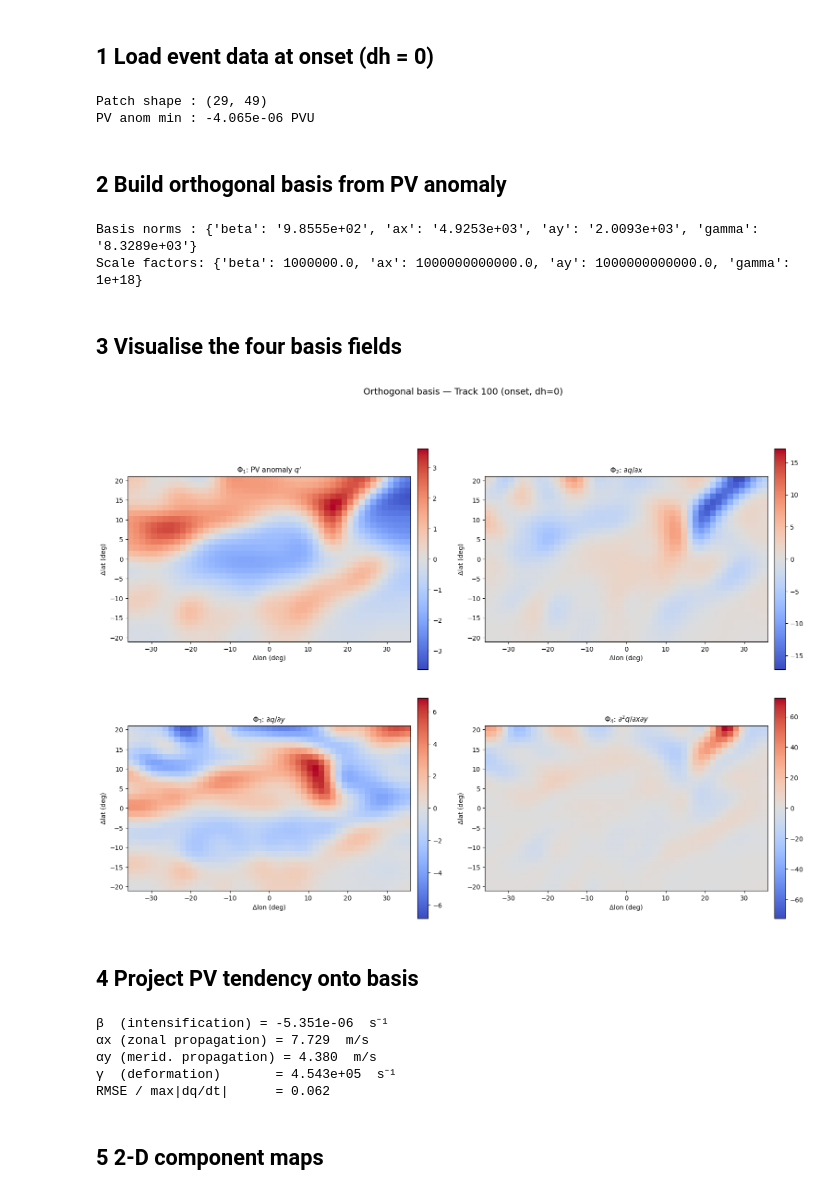
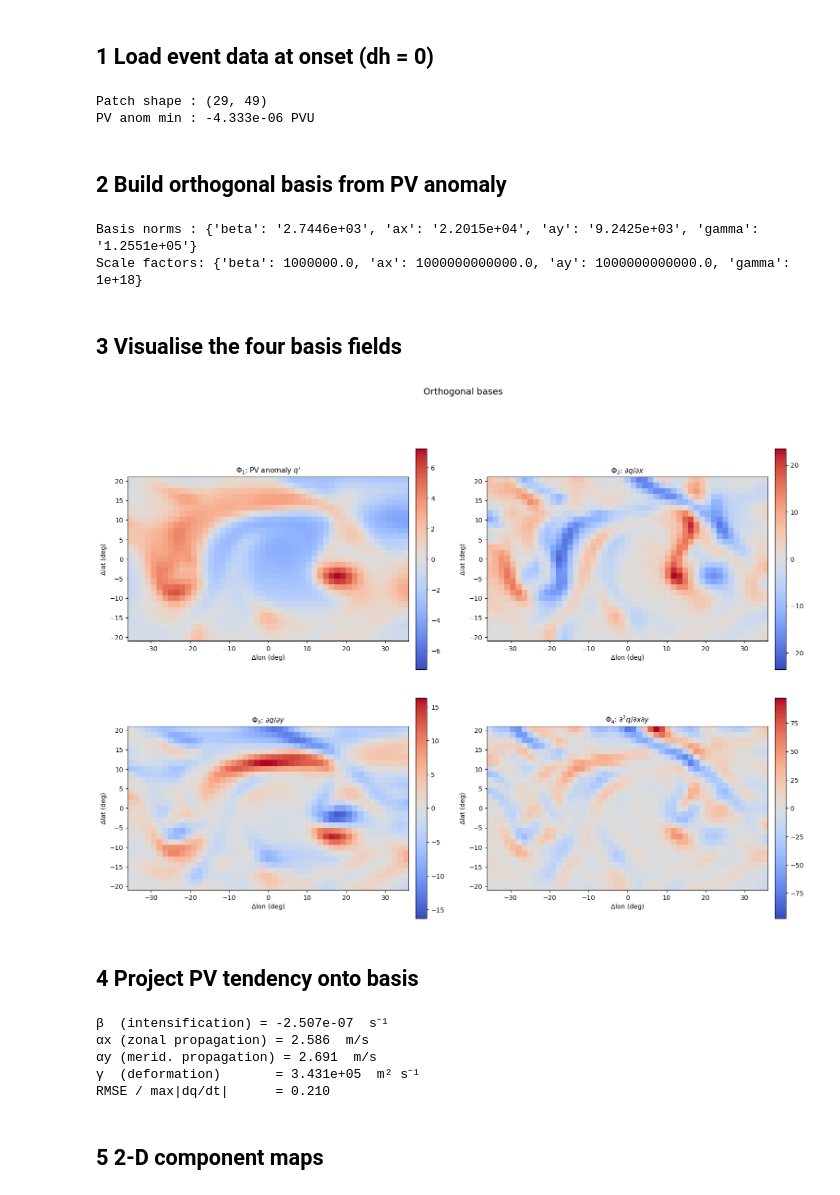
Before and after one commit to yanxingjianken/pvtend, a Jupyter notebook: examples/03_four_basis_projection.ipynb, the cells around one changed output. Cells and saved outputs as stored; diff of their text form; code cells hidden in the pictures.

```diff
--- a/examples/03_four_basis_projection.ipynb
+++ b/examples/03_four_basis_projection.ipynb
@@ -19,9 +19,10 @@ from pvtend.decomposition.basis import PRENORM_PHI1, PRENORM_PHI2, PRENORM_PHI3,
 # %%
 DATA_ROOT = "/net/flood/data2/users/x_yan/tempest_extreme_4_basis/outputs_tmp"
 STAGE = "onset"
-TRACK_GLOB = "track_100_*"   # 1992-08-05 blocking event
+TRACK_GLOB = "track_873_*"   # 2010 June Russian heatwave
+TRACK_GLOB = "track_566_*"   # 2003 European heatwave
 
-d0 = dict(np.load(f"{DATA_ROOT}/blocking_tmp/{STAGE}/dh=+0/{TRACK_GLOB.replace('*','1992080507_dh+0')}.npz"))
+d0 = dict(np.load(f"{DATA_ROOT}/blocking_tmp/{STAGE}/dh=+0/{TRACK_GLOB.replace('*','2003071308_dh+0')}.npz"))
 X_rel = d0["X_rel"]
 Y_rel = d0["Y_rel"]
 x_rel = X_rel[0, :]    # 1D
@@ -31,7 +32,7 @@ print(f"Patch shape : {X_rel.shape}")
 print(f"PV anom min : {d0['pv_anom'].min():.3e} PVU")
 # %% [output]
 Patch shape : (29, 49)
-PV anom min : -4.065e-06 PVU
+PV anom min : -4.333e-06 PVU
 # %% [markdown]
 ## 2  Build orthogonal basis from PV anomaly
 # %%
@@ -43,31 +44,31 @@ basis = compute_orthogonal_basis(
     y_rel=y_rel,
     mask_negative=True,
     apply_smoothing=True,
-    smoothing_deg=6.0,
+    smoothing_deg=3.0,
     grid_spacing=1.5,
 )
 print("Basis norms :", {k: f"{v:.4e}" for k, v in basis.norms.items()})
 print("Scale factors:", basis.scale_factors)
 # %% [output]
-Basis norms : {'beta': '9.8555e+02', 'ax': '4.9253e+03', 'ay': '2.0093e+03', 'gamma': '8.3289e+03'}
+Basis norms : {'beta': '2.7446e+03', 'ax': '2.2015e+04', 'ay': '9.2425e+03', 'gamma': '1.2551e+05'}
 Scale factors: {'beta': 1000000.0, 'ax': 1000000000000.0, 'ay': 1000000000000.0, 'gamma': 1e+18}
 # %% [markdown]
 ## 3  Visualise the four basis fields
 # %%
 fig = plot_four_basis(
     basis.phi_int, basis.phi_dx, basis.phi_dy, basis.phi_def,
     x_rel, y_rel,
-    suptitle="Orthogonal basis — Track 100 (onset, dh=0)",
+    suptitle="Orthogonal bases",
 )
 plt.show()
 # %% [output]
-[figure, old version]
+[figure, new version]
 # %% [markdown]
 ## 4  Project PV tendency onto basis
 # %%
 from pvtend.decomposition.smoothing import gaussian_smooth_nan
 
-pv_dt = d0["pv_anom_dt"]   # dq'/dt (weighted-average)
+pv_dt = d0["pv_anom_dt"]   # dq/dt (weighted-average)
 pv_dt_smooth = gaussian_smooth_nan(pv_dt, smoothing_deg=6.0, grid_spacing=1.5)
 
 proj = project_field(pv_dt_smooth, basis)
@@ -75,14 +76,14 @@ proj = project_field(pv_dt_smooth, basis)
 print(f"β  (intensification) = {proj['beta']:.3e}  s⁻¹")
 print(f"αx (zonal propagation) = {proj['ax']:.3f}  m/s")
 print(f"αy (merid. propagation) = {proj['ay']:.3f}  m/s")
-print(f"γ  (deformation)       = {proj['gamma']:.3e}  s⁻¹")
+print(f"γ  (deformation)       = {proj['gamma']:.3e}  m² s⁻¹")
 print(f"RMSE / max|dq/dt|      = {proj['rmse'] / (np.nanmax(np.abs(pv_dt_smooth)) + 1e-30):.3f}")
 # %% [output]
-β  (intensification) = -5.351e-06  s⁻¹
-αx (zonal propagation) = 7.729  m/s
-αy (merid. propagation) = 4.380  m/s
-γ  (deformation)       = 4.543e+05  s⁻¹
-RMSE / max|dq/dt|      = 0.062
+β  (intensification) = -2.507e-07  s⁻¹
+αx (zonal propagation) = 2.586  m/s
+αy (merid. propagation) = 2.691  m/s
+γ  (deformation)       = 3.431e+05  m² s⁻¹
+RMSE / max|dq/dt|      = 0.210
 # %% [markdown]
 ## 5  2-D component maps
 # %%
```
Also changed, not shown: parts of 3 cells of this notebook, 14 other files.
